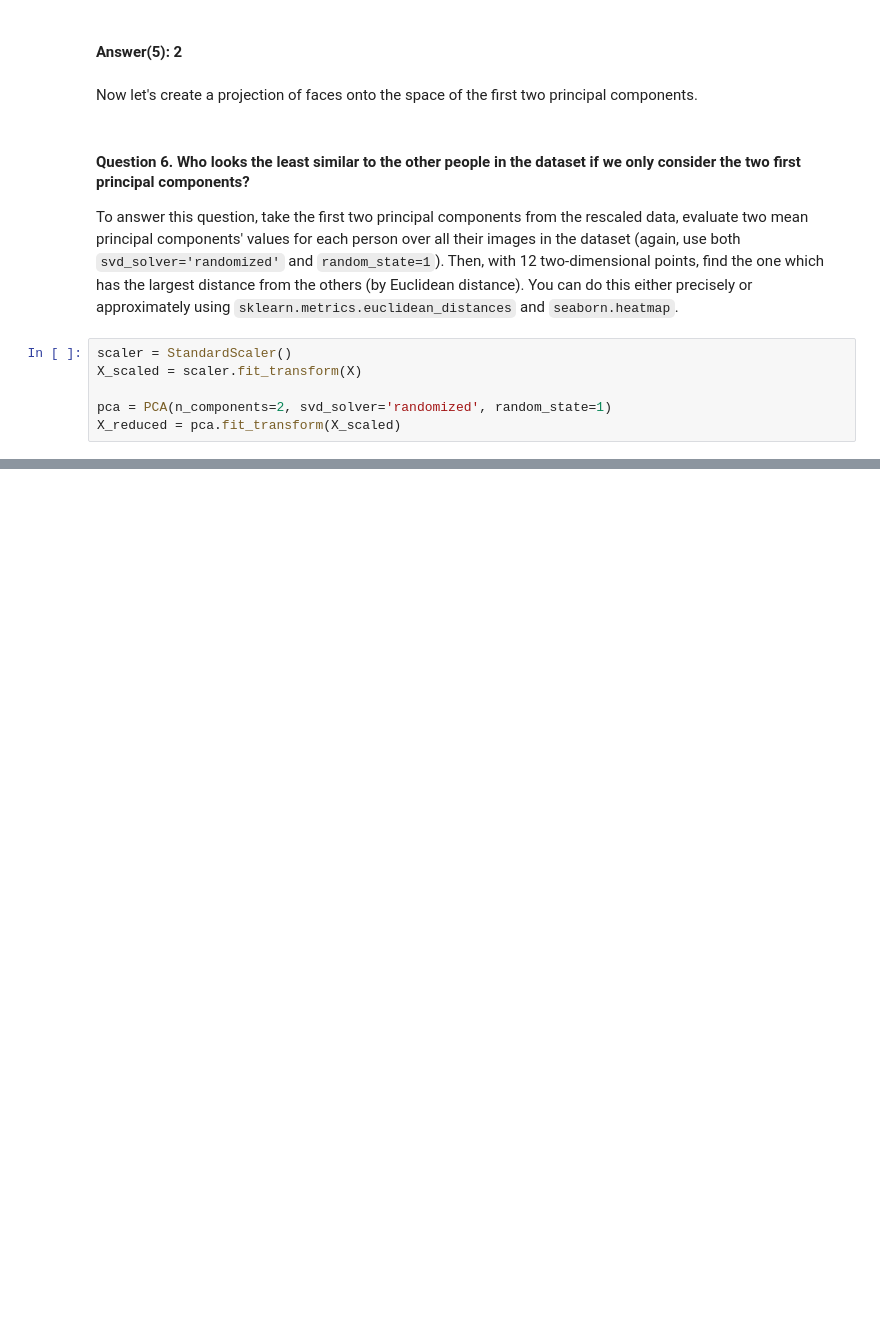
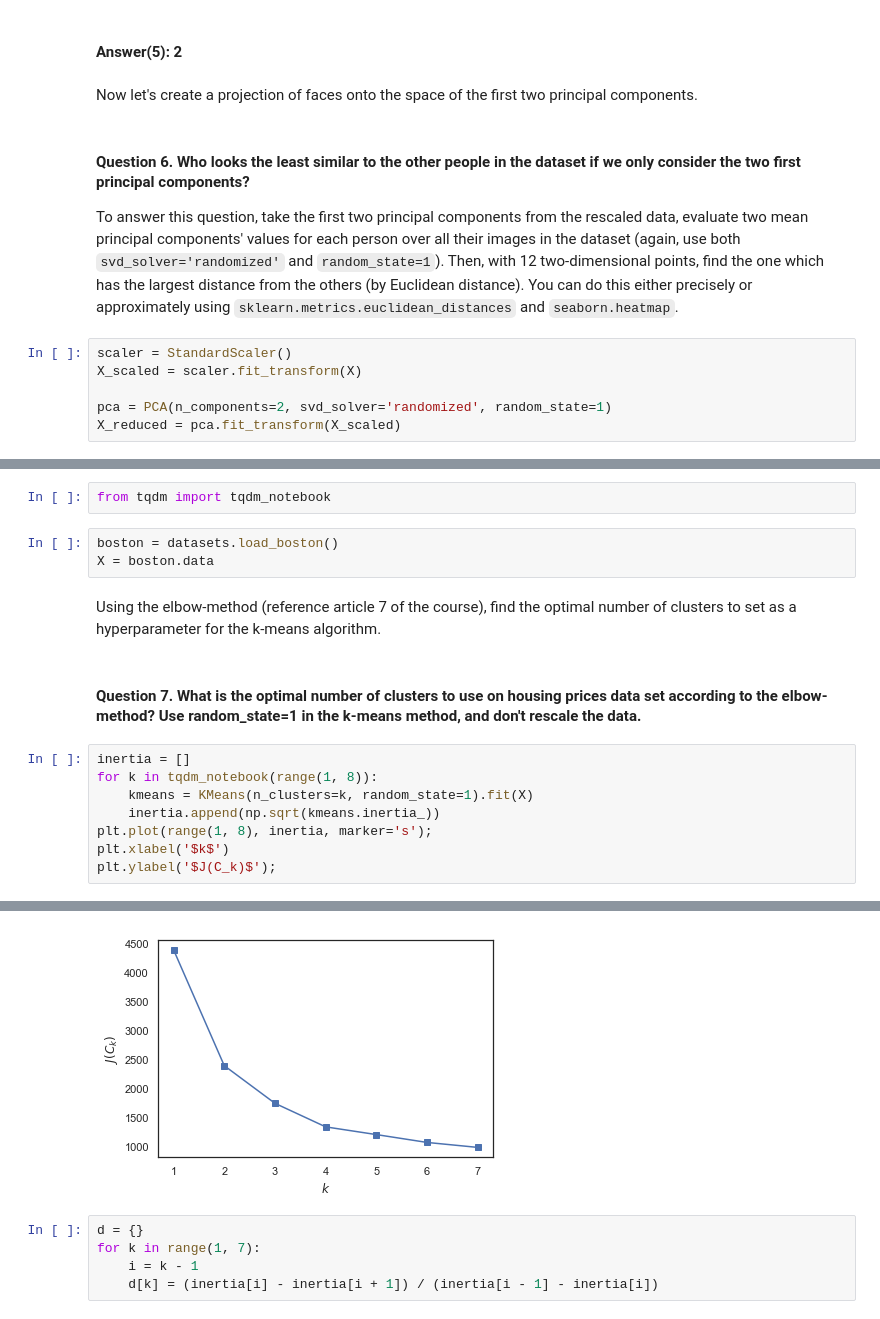
Before and after one commit to AndrewTrefilov/my-journey-to-ml-starts-here, a Jupyter notebook: Assignment#7.ipynb, the cells around one changed output, grey strips where cells are left out. Saved outputs shown, nothing was run; the diff lists cells and outputs as text; blank space fills up the shorter version.

```diff
--- a/Assignment#7.ipynb
+++ b/Assignment#7.ipynb
@@ -294,0 +298,18 @@ ValueError: cannot reshape array of size 1850 into shape (8,8)
+# %%
+from tqdm import tqdm_notebook
+# %%
+boston = datasets.load_boston()
+X = boston.data
+# %% [markdown]
+Using the elbow-method (reference article 7 of the course), find the optimal number of clusters to set as a hyperparameter for the k-means algorithm.
+# %% [markdown]
+#### Question 7. What is the optimal number of clusters to use on housing prices data set according to the elbow-method? Use random_state=1 in the k-means method, and don't rescale the data.
+# %%
+inertia = []
+for k in tqdm_notebook(range(1, 8)):
+    kmeans = KMeans(n_clusters=k, random_state=1).fit(X)
+    inertia.append(np.sqrt(kmeans.inertia_))
+plt.plot(range(1, 8), inertia, marker='s');
+plt.xlabel('$k$')
+plt.ylabel('$J(C_k)$');
+# %% [output]
@@ -294,0 +317,6 @@ ValueError: cannot reshape array of size 1850 into shape (8,8)
+[figure, added]
+# %%
+d = {}
+for k in range(1, 7):
+    i = k - 1
+    d[k] = (inertia[i] - inertia[i + 1]) / (inertia[i - 1] - inertia[i])
```
Also changed, not shown: parts of 22 cells of this notebook.
